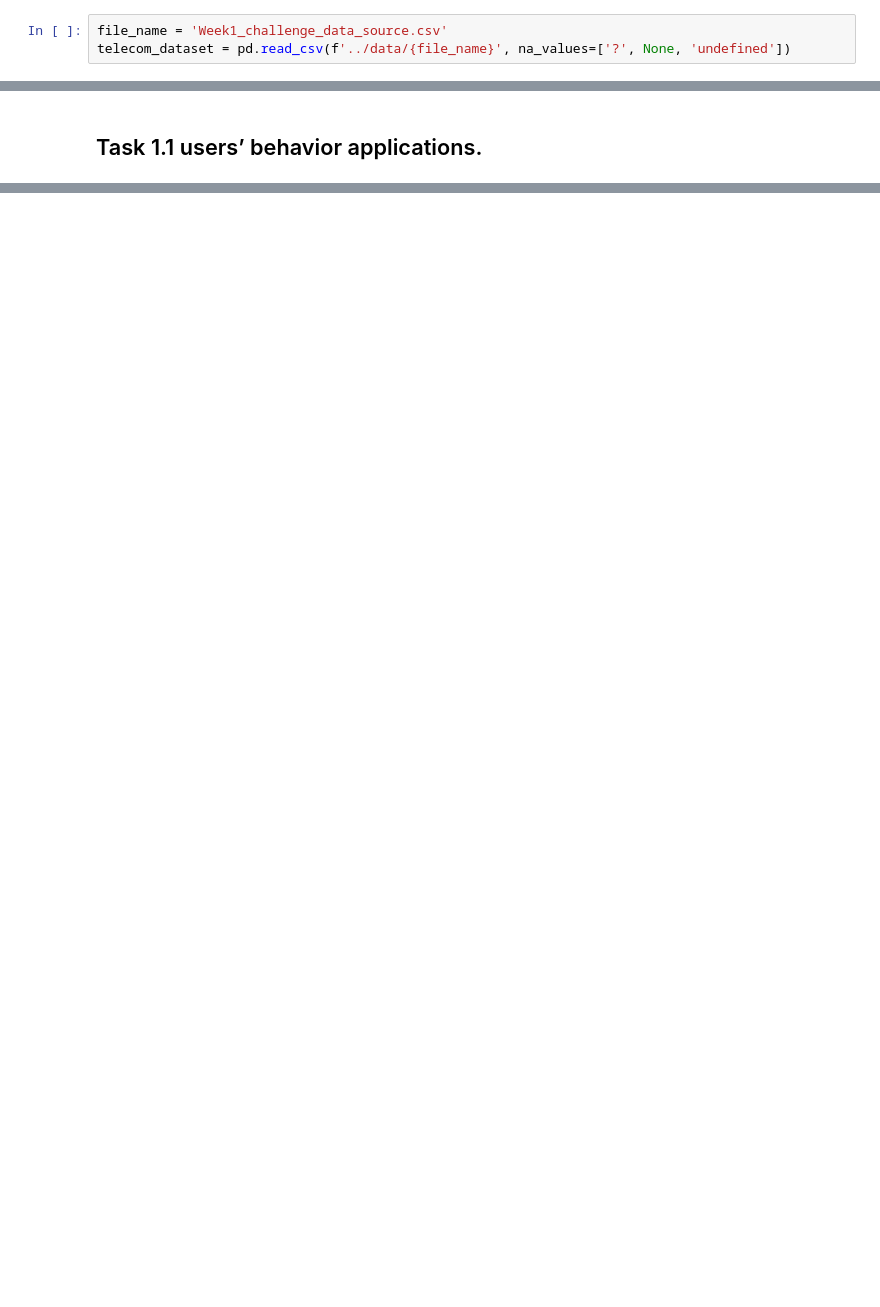
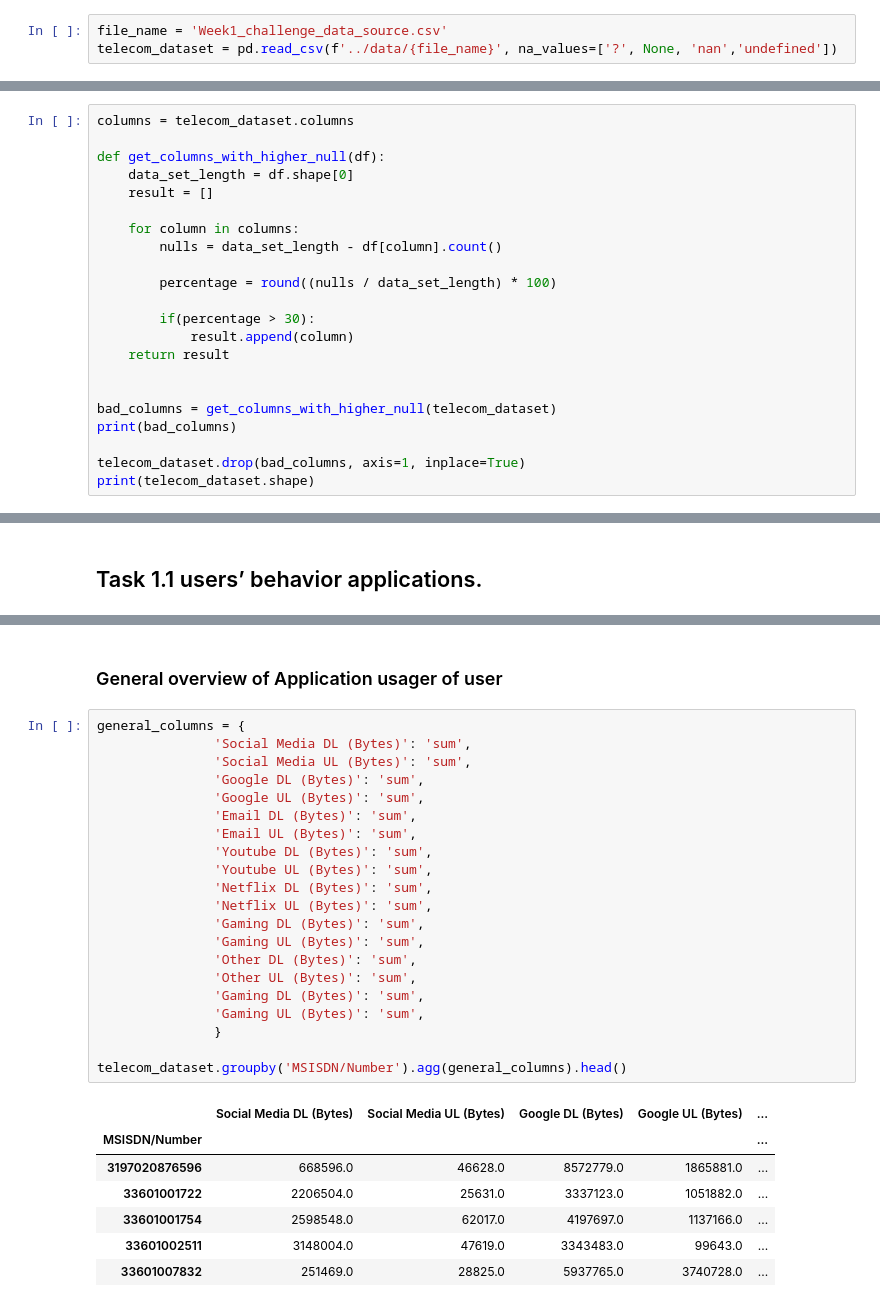
Before and after one commit to NatnaelSisay/Telecom_data_Analysis, a Jupyter notebook: notebooks/notebook_data_exploration.ipynb, the cells around one changed output, grey strips where cells are left out. Saved outputs shown, nothing was run; the diff lists cells and outputs as text; blank space fills up the shorter version.

```diff
--- a/notebooks/notebook_data_exploration.ipynb
+++ b/notebooks/notebook_data_exploration.ipynb
@@ -7,7 +7,7 @@ import matplotlib.pyplot as plt
 ## Read Dataset
 # %%
 file_name = 'Week1_challenge_data_source.csv'
-telecom_dataset = pd.read_csv(f'../data/{file_name}', na_values=['?', None, 'undefined'])
+telecom_dataset = pd.read_csv(f'../data/{file_name}', na_values=['?', None, 'nan','undefined'])
 # %%
 pd.set_option('max_column', None)
 telecom_dataset.head()
@@ -132,3 +132,25 @@ Other UL (Bytes)                                 0
 Total UL (Bytes)                                 0
 Total DL (Bytes)                                 0
 dtype: int64
+# %%
+columns = telecom_dataset.columns
+
+def get_columns_with_higher_null(df):
+    data_set_length = df.shape[0]
+    result = []
+
+    for column in columns:
+        nulls = data_set_length - df[column].count()
+
+        percentage = round((nulls / data_set_length) * 100)
+
+        if(percentage > 30):
+            result.append(column)
+    return result
+
+
+bad_columns = get_columns_with_higher_null(telecom_dataset)
+print(bad_columns)
+
+telecom_dataset.drop(bad_columns, axis=1, inplace=True)
+print(telecom_dataset.shape)
@@ -251,0 +317,31 @@ Name: IMSI, dtype: int64
+# %% [markdown]
+### General overview of Application usager of user
+# %%
+general_columns = {
+               'Social Media DL (Bytes)': 'sum',
+               'Social Media UL (Bytes)': 'sum',
+               'Google DL (Bytes)': 'sum',
+               'Google UL (Bytes)': 'sum',
+               'Email DL (Bytes)': 'sum',
+               'Email UL (Bytes)': 'sum',
+               'Youtube DL (Bytes)': 'sum',
+               'Youtube UL (Bytes)': 'sum',
+               'Netflix DL (Bytes)': 'sum',
+               'Netflix UL (Bytes)': 'sum',
+               'Gaming DL (Bytes)': 'sum',
+               'Gaming UL (Bytes)': 'sum',
+               'Other DL (Bytes)': 'sum',
+               'Other UL (Bytes)': 'sum',
+               'Gaming DL (Bytes)': 'sum',
+               'Gaming UL (Bytes)': 'sum',
+               }
+
+telecom_dataset.groupby('MSISDN/Number').agg(general_columns).head()
+# %% [output]
+|  | Social Media DL (Bytes) | Social Media UL (Bytes) | Google DL (Bytes) | Google UL (Bytes) | ... |
+| MSISDN/Number |  |  |  |  | ... |
+| 3197020876596 | 668596.0 | 46628.0 | 8572779.0 | 1865881.0 | ... |
+| 33601001722 | 2206504.0 | 25631.0 | 3337123.0 | 1051882.0 | ... |
+| 33601001754 | 2598548.0 | 62017.0 | 4197697.0 | 1137166.0 | ... |
+| 33601002511 | 3148004.0 | 47619.0 | 3343483.0 | 99643.0 | ... |
+| 33601007832 | 251469.0 | 28825.0 | 5937765.0 | 3740728.0 | ... |
```
Also changed, not shown: parts of 14 cells of this notebook.
